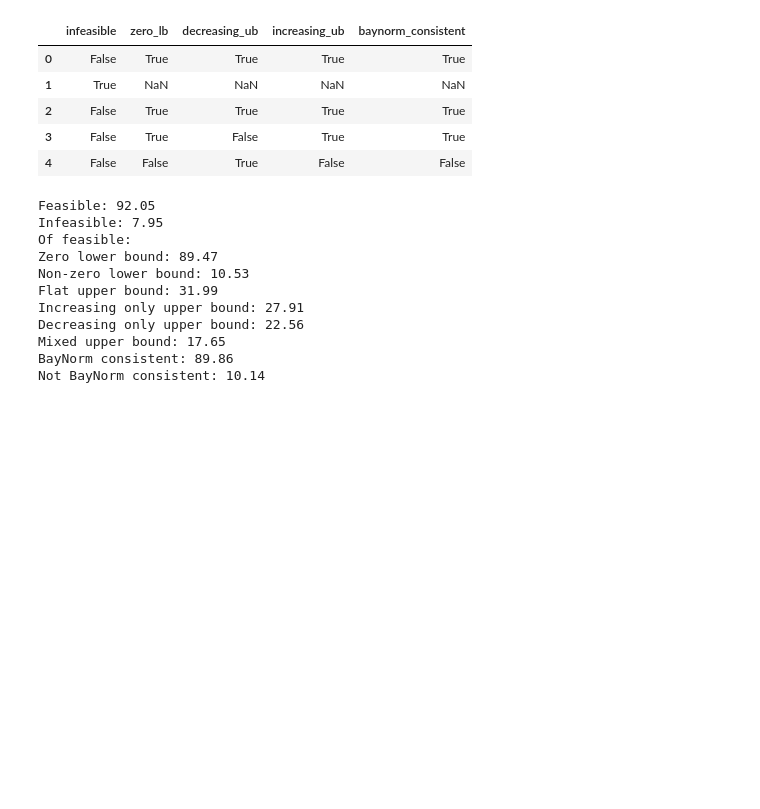
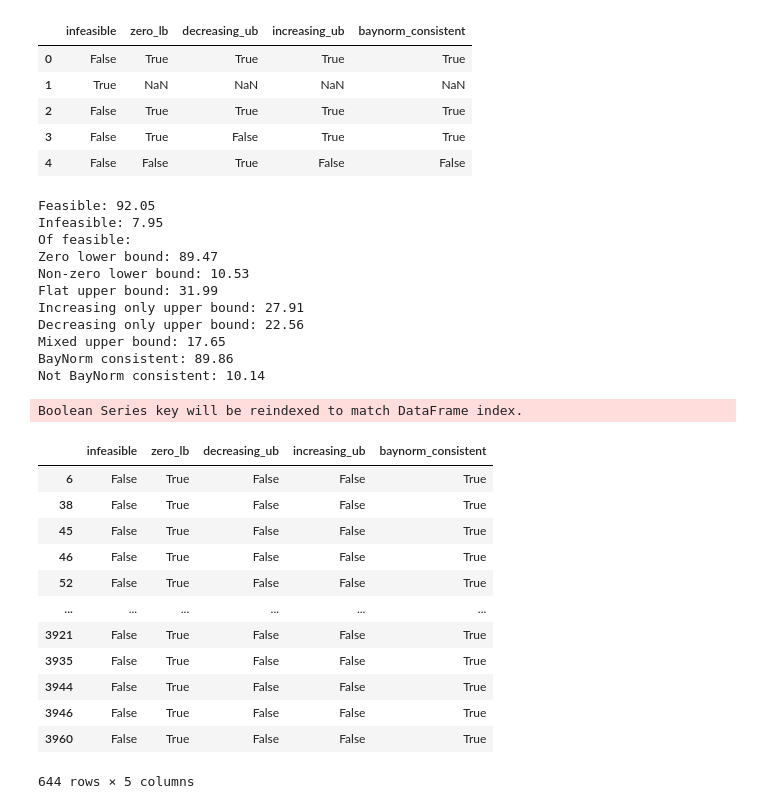
Before and after one commit to willjgh/M4R, a Jupyter notebook: results_analysis.ipynb, the cells around one changed output. Saved outputs shown, nothing was run; the diff lists cells and outputs as text; code cells hidden in the pictures; blank space fills up the shorter version.

```diff
--- a/results_analysis.ipynb
+++ b/results_analysis.ipynb
@@ -321,3 +321,20 @@ Decreasing only upper bound: 22.56
 Mixed upper bound: 17.65
 BayNorm consistent: 89.86
 Not BayNorm consistent: 10.14
+# %%
+CAT_cast_concat[CAT_cast_concat['decreasing_ub'] == False][CAT_cast_concat['increasing_ub'] == False]
+# %% [output]
+Boolean Series key will be reindexed to match DataFrame index.
+|  | infeasible | zero_lb | decreasing_ub | increasing_ub | baynorm_consistent |
+| 6 | False | True | False | False | True |
+| 38 | False | True | False | False | True |
+| 45 | False | True | False | False | True |
+| 46 | False | True | False | False | True |
+| 52 | False | True | False | False | True |
+| ... | ... | ... | ... | ... | ... |
+| 3921 | False | True | False | False | True |
+| 3935 | False | True | False | False | True |
+| 3944 | False | True | False | False | True |
+| 3946 | False | True | False | False | True |
+| 3960 | False | True | False | False | True |
+644 rows × 5 columns
```
Also changed, not shown: parts of 7 cells of this notebook.
